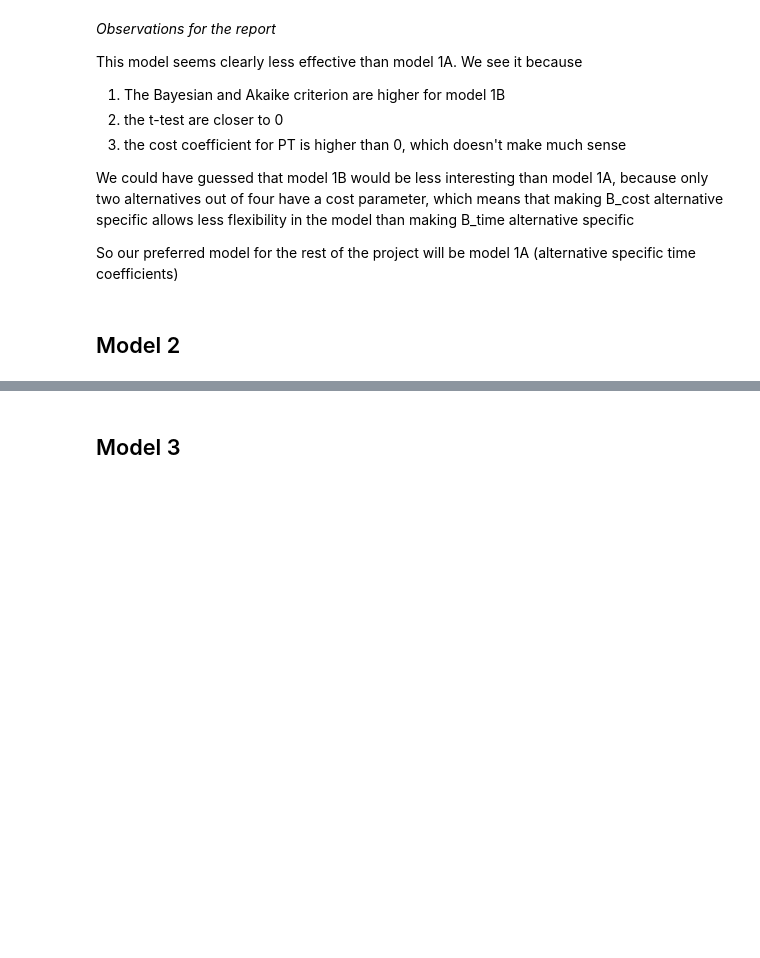
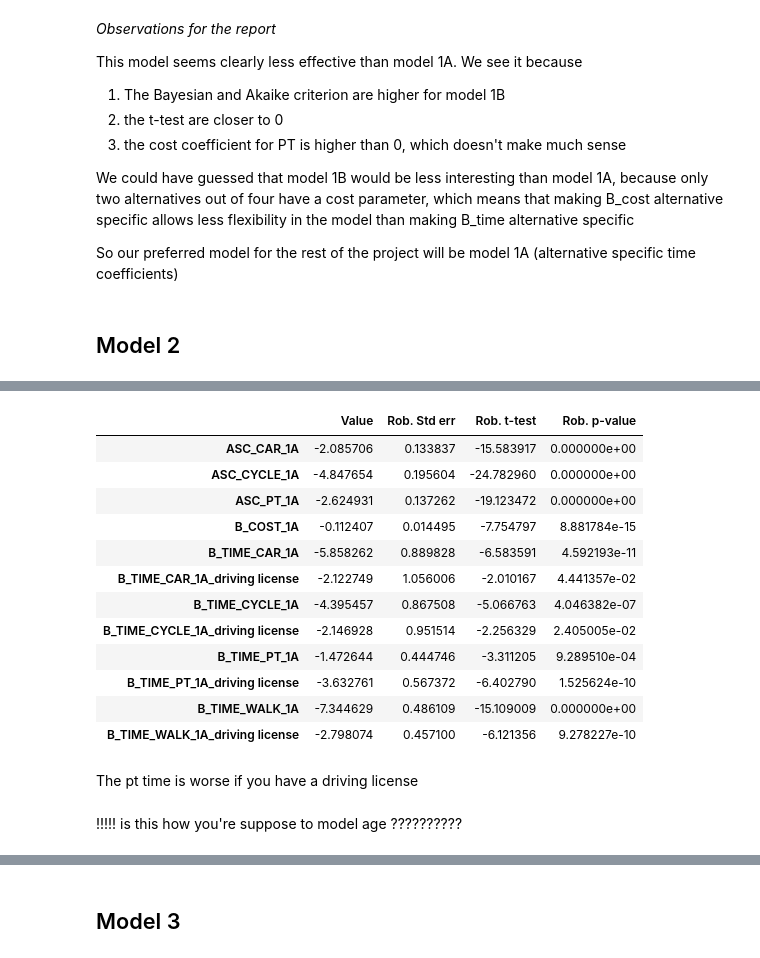
Before and after one commit to d23845jg/mmb_project_lpmc, a Jupyter notebook: project.ipynb, the cells around one changed output, grey strips where cells are left out. Drawn from its saved outputs; the diff is of its cells as text; code cells hidden in the pictures; blank space fills up the shorter version.

Commit message:
Model 2

```diff
--- a/project.ipynb
+++ b/project.ipynb
@@ -308,0 +388,38 @@ So our preferred model for the rest of the project will be model 1A (alternative
+# %%
+segmented_B_TIME_WALK_2B = segmented_beta(B_TIME_WALK_1A,[driving_license_segmentation])
+
+segmented_B_TIME_CAR_2B = segmented_beta(B_TIME_CAR_1A,[driving_license_segmentation])
+
+segmented_B_TIME_CYCLE_2B = segmented_beta(B_TIME_CYCLE_1A,[driving_license_segmentation])
+
+segmented_B_TIME_PT_2B = segmented_beta(B_TIME_PT_1A,[driving_license_segmentation])
+# %%
+V_walk_2B = (
+    segmented_B_TIME_WALK_2B * dur_walking
+)
+
+V_cycle_2B = (
+    ASC_CYCLE_1A
+    + segmented_B_TIME_CYCLE_2B * dur_cycling
+)
+
+V_PT_2B = (
+    ASC_PT_1A
+    + segmented_B_TIME_PT_2B * dur_pt
+    + B_COST_1A * cost_transit
+)
+
+V_car_2B = (
+    ASC_CAR_1A
+    + segmented_B_TIME_CAR_2B * dur_driving
+    + B_COST_1A * cost_driving
+)
+
+V_2B ={1: V_walk_2B, 2: V_cycle_2B, 3: V_PT_2B, 4: V_car_2B}
+
+logprob_2B = loglogit(V_2B, None, travel_mode)
+biogeme_2B = bio.BIOGEME(database, logprob_2B)
+biogeme_2B.modelName = 'model_2B'
+
+results_2B = biogeme_2B.estimate()
+print(results_2B.print_general_statistics())
@@ -308,0 +439,20 @@ So our preferred model for the rest of the project will be model 1A (alternative
+# %%
+display(results_2B.get_estimated_parameters())
+# %% [output]
+|  | Value | Rob. Std err | Rob. t-test | Rob. p-value |
+| ASC_CAR_1A | -2.085706 | 0.133837 | -15.583917 | 0.000000e+00 |
+| ASC_CYCLE_1A | -4.847654 | 0.195604 | -24.782960 | 0.000000e+00 |
+| ASC_PT_1A | -2.624931 | 0.137262 | -19.123472 | 0.000000e+00 |
+| B_COST_1A | -0.112407 | 0.014495 | -7.754797 | 8.881784e-15 |
+| B_TIME_CAR_1A | -5.858262 | 0.889828 | -6.583591 | 4.592193e-11 |
+| B_TIME_CAR_1A_driving license | -2.122749 | 1.056006 | -2.010167 | 4.441357e-02 |
+| B_TIME_CYCLE_1A | -4.395457 | 0.867508 | -5.066763 | 4.046382e-07 |
+| B_TIME_CYCLE_1A_driving license | -2.146928 | 0.951514 | -2.256329 | 2.405005e-02 |
+| B_TIME_PT_1A | -1.472644 | 0.444746 | -3.311205 | 9.289510e-04 |
+| B_TIME_PT_1A_driving license | -3.632761 | 0.567372 | -6.402790 | 1.525624e-10 |
+| B_TIME_WALK_1A | -7.344629 | 0.486109 | -15.109009 | 0.000000e+00 |
+| B_TIME_WALK_1A_driving license | -2.798074 | 0.457100 | -6.121356 | 9.278227e-10 |
+# %% [markdown]
+The pt time is worse if you have a driving license
+# %% [markdown]
+!!!!! is this how you're suppose to model age ??????????
```
Also changed, not shown: parts of 15 cells of this notebook.
